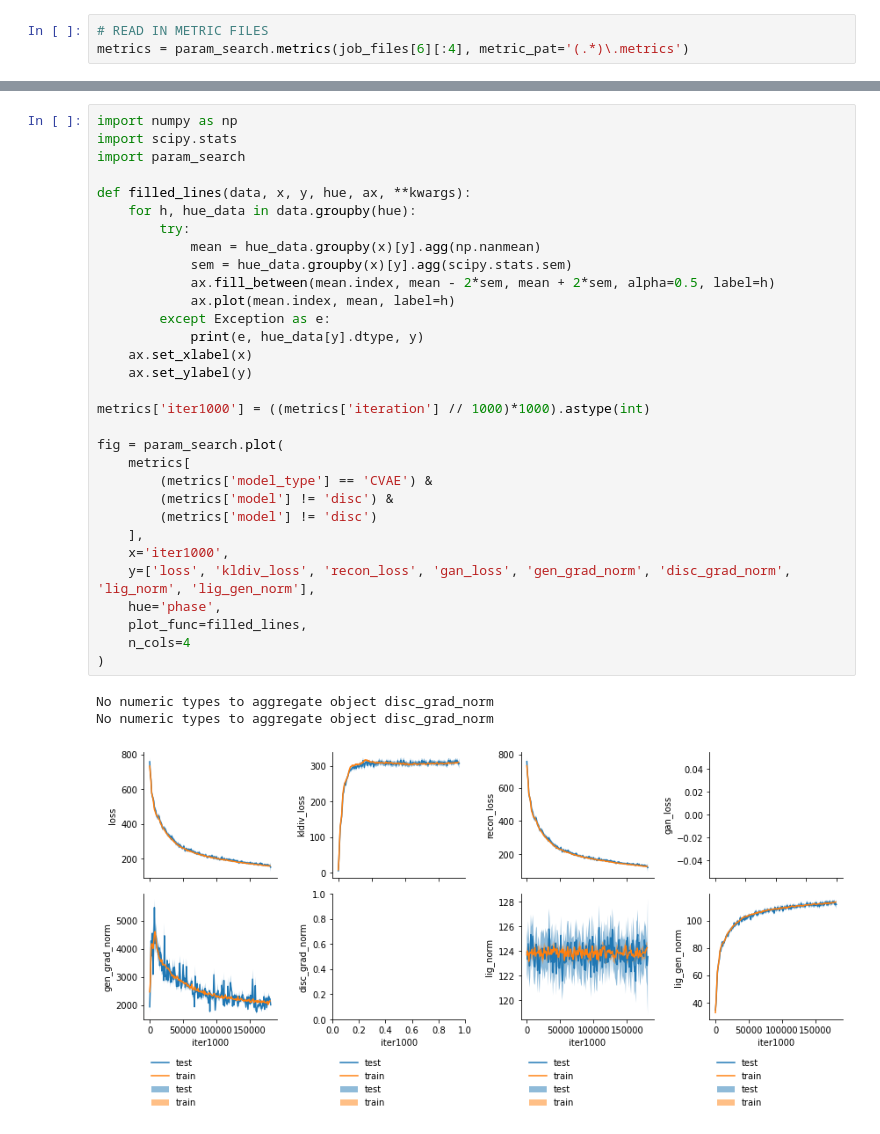
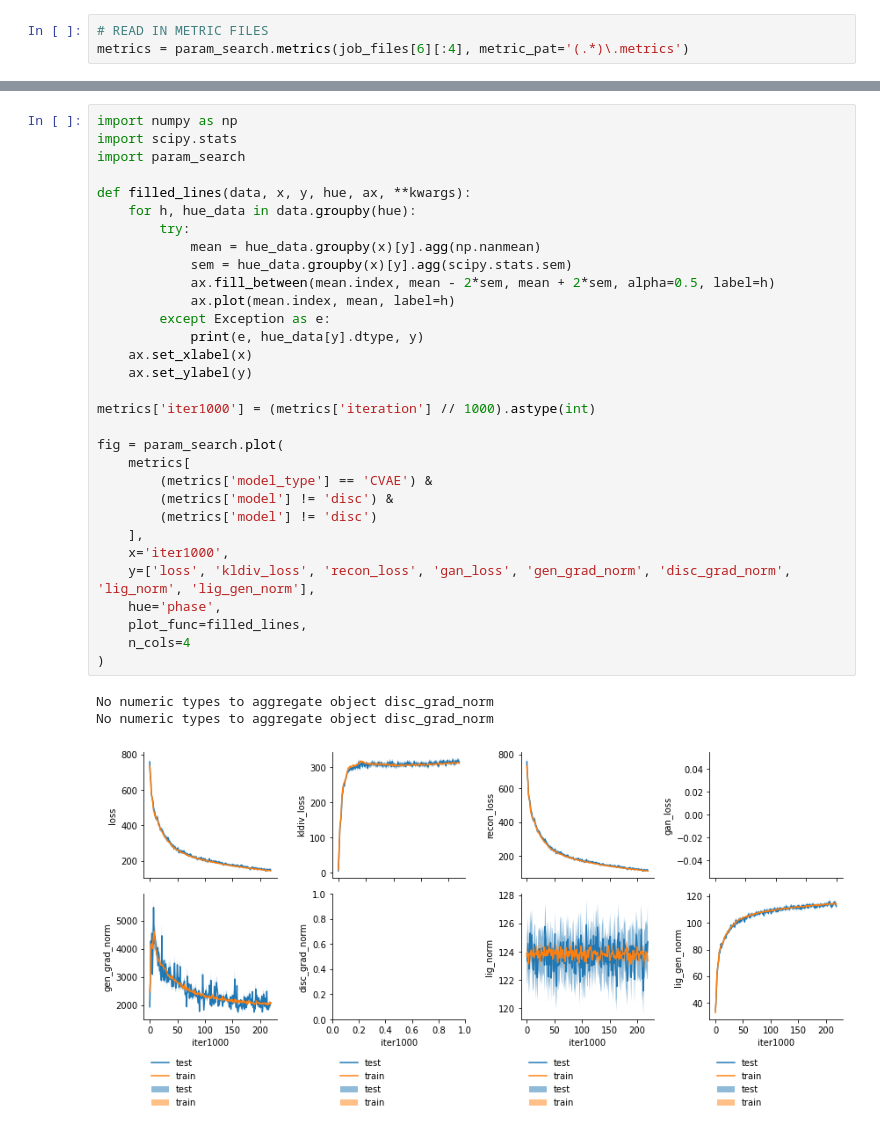
Before and after one commit to mattragoza/ipython-notebooks, a Jupyter notebook: torch_training.ipynb, the cells around one changed output, grey strips where cells are left out. Saved outputs shown, nothing was run; the diff lists cells and outputs as text.

```diff
--- a/torch_training.ipynb
+++ b/torch_training.ipynb
@@ -228,32 +232,32 @@ import scipy.stats
 import param_search
 
 def filled_lines(data, x, y, hue, ax, **kwargs):
     for h, hue_data in data.groupby(hue):
         try:
             mean = hue_data.groupby(x)[y].agg(np.nanmean)
             sem = hue_data.groupby(x)[y].agg(scipy.stats.sem)
             ax.fill_between(mean.index, mean - 2*sem, mean + 2*sem, alpha=0.5, label=h)
             ax.plot(mean.index, mean, label=h)
         except Exception as e:
             print(e, hue_data[y].dtype, y)
     ax.set_xlabel(x)
     ax.set_ylabel(y)
 
-metrics['iter1000'] = ((metrics['iteration'] // 1000)*1000).astype(int)
+metrics['iter1000'] = (metrics['iteration'] // 1000).astype(int)
 
 fig = param_search.plot(
     metrics[
         (metrics['model_type'] == 'CVAE') &
         (metrics['model'] != 'disc') &
         (metrics['model'] != 'disc')
     ],
     x='iter1000',
     y=['loss', 'kldiv_loss', 'recon_loss', 'gan_loss', 'gen_grad_norm', 'disc_grad_norm', 'lig_norm', 'lig_gen_norm'],
     hue='phase',
     plot_func=filled_lines,
     n_cols=4
 )
 # %% [output]
 No numeric types to aggregate object disc_grad_norm
 No numeric types to aggregate object disc_grad_norm
-[figure, old version]
+[figure, new version]
```
Also changed, not shown: parts of 4 cells of this notebook.
